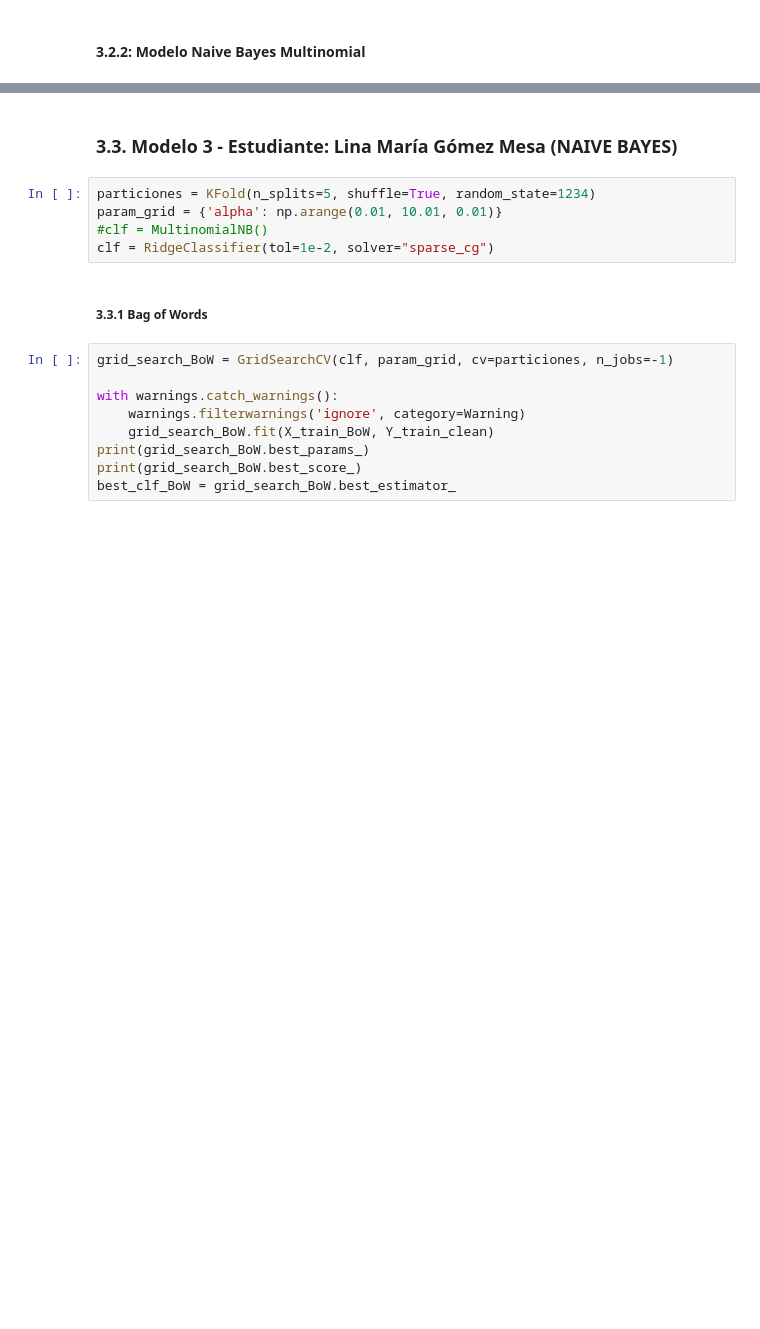
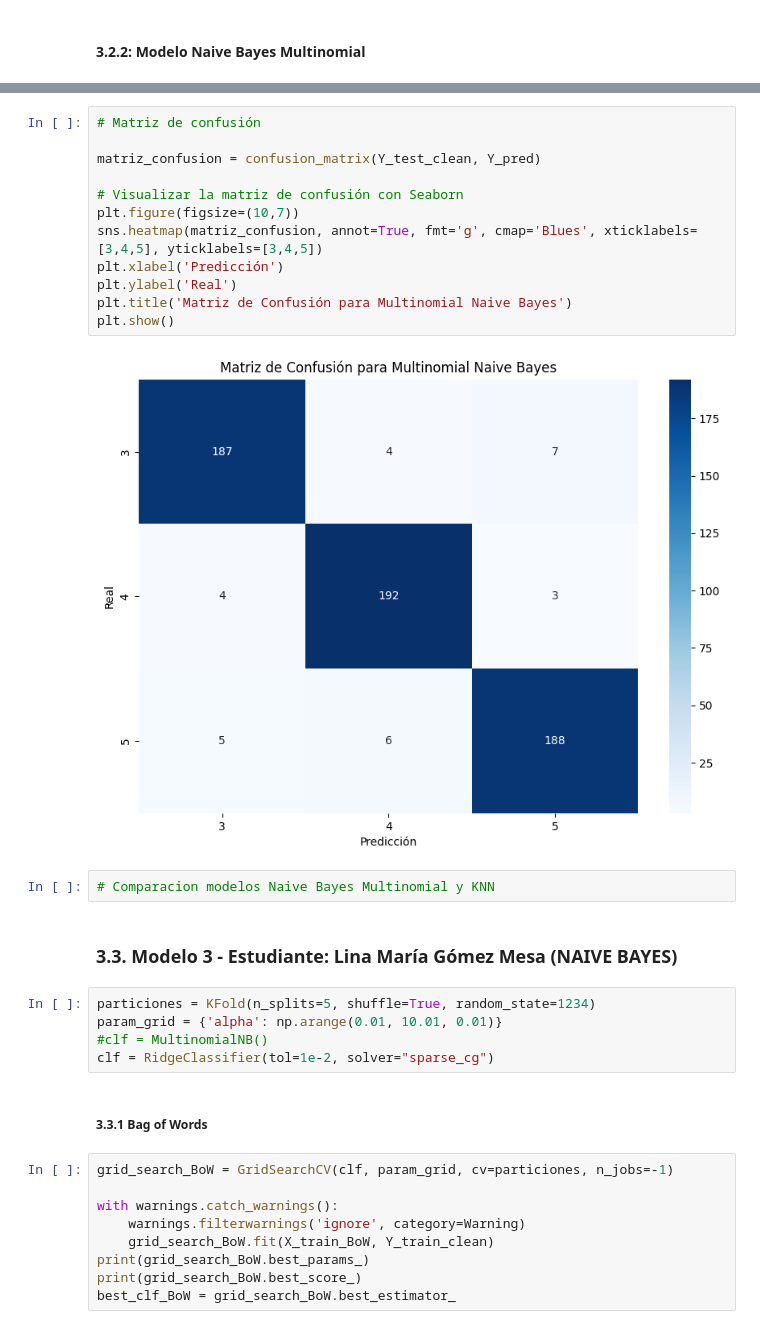
Before and after one commit to ddummann/Proyecto1-ClasificacionTextos-Etapa2, a Jupyter notebook: solucion_bi.ipynb, the cells around one changed output, grey strips where cells are left out. Cells and saved outputs as stored; diff of their text form; blank space fills up the shorter version.

```diff
--- a/solucion_bi.ipynb
+++ b/solucion_bi.ipynb
@@ -549,3 +600,19 @@ ValueError: Found input variables with inconsistent numbers of samples: [2395, 2
+# %%
+# Matriz de confusión
+
+matriz_confusion = confusion_matrix(Y_test_clean, Y_pred)
+
+# Visualizar la matriz de confusión con Seaborn
+plt.figure(figsize=(10,7))
+sns.heatmap(matriz_confusion, annot=True, fmt='g', cmap='Blues', xticklabels=[3,4,5], yticklabels=[3,4,5])
+plt.xlabel('Predicción')
+plt.ylabel('Real')
+plt.title('Matriz de Confusión para Multinomial Naive Bayes')
+plt.show()
+# %% [output]
+[figure, added]
+# %%
+# Comparacion modelos Naive Bayes Multinomial y KNN
 # %% [markdown]
 ###  3.3. Modelo 3 - Estudiante: Lina María Gómez Mesa (NAIVE BAYES)
 # %%
```
Also changed, not shown: parts of 13 cells of this notebook.
